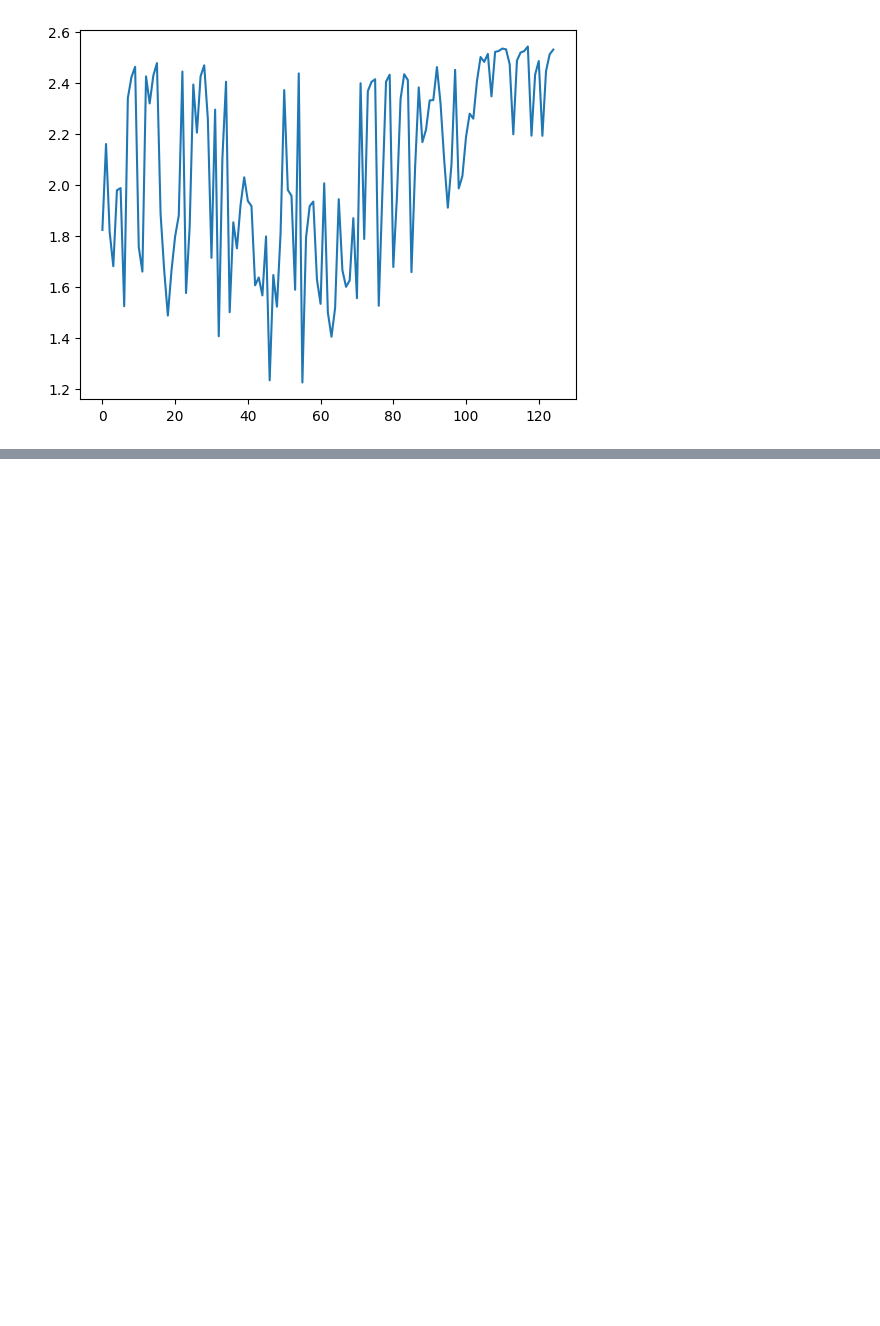
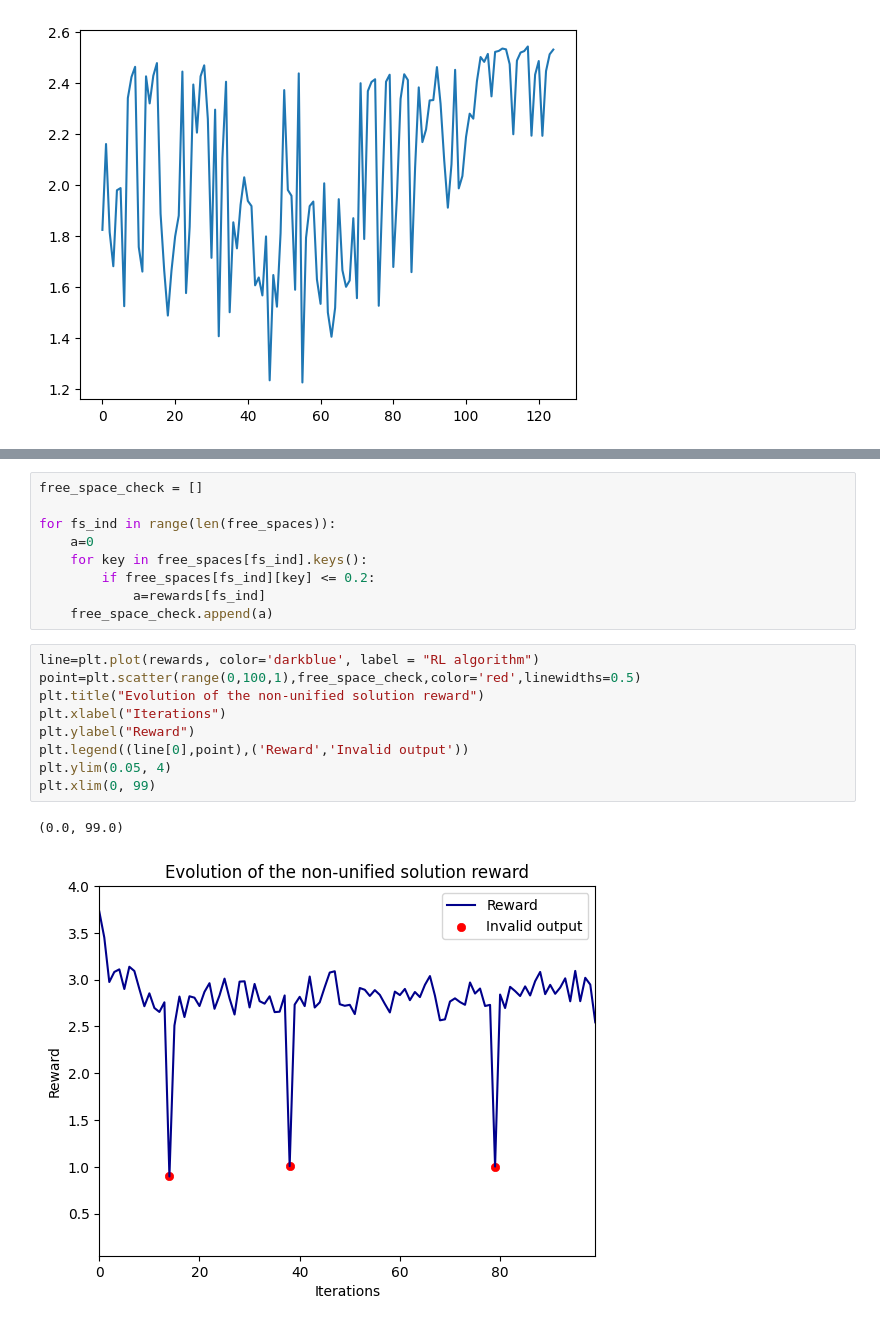
Before and after one commit to calzadaharo/TFM_ACES, a Jupyter notebook: 6_stations_2_points.ipynb, the cells around one changed output, grey strips where cells are left out. Saved outputs shown, nothing was run; the diff lists cells and outputs as text; blank space fills up the shorter version.

```diff
--- a/6_stations_2_points.ipynb
+++ b/6_stations_2_points.ipynb
@@ -663,0 +700,21 @@ print(test_architecture.architecture.false_compute_total_latency())
+# %%
+free_space_check = []
+
+for fs_ind in range(len(free_spaces)):
+    a=0
+    for key in free_spaces[fs_ind].keys():
+        if free_spaces[fs_ind][key] <= 0.2:
+            a=rewards[fs_ind]
+    free_space_check.append(a)
+# %%
+line=plt.plot(rewards, color='darkblue', label = "RL algorithm")
+point=plt.scatter(range(0,100,1),free_space_check,color='red',linewidths=0.5)
+plt.title("Evolution of the non-unified solution reward")
+plt.xlabel("Iterations")
+plt.ylabel("Reward")
+plt.legend((line[0],point),('Reward','Invalid output'))
+plt.ylim(0.05, 4)
+plt.xlim(0, 99)
+# %% [output]
+(0.0, 99.0)
+[figure, added]
```
Also changed, not shown: parts of 10 cells of this notebook, 4 other files.
